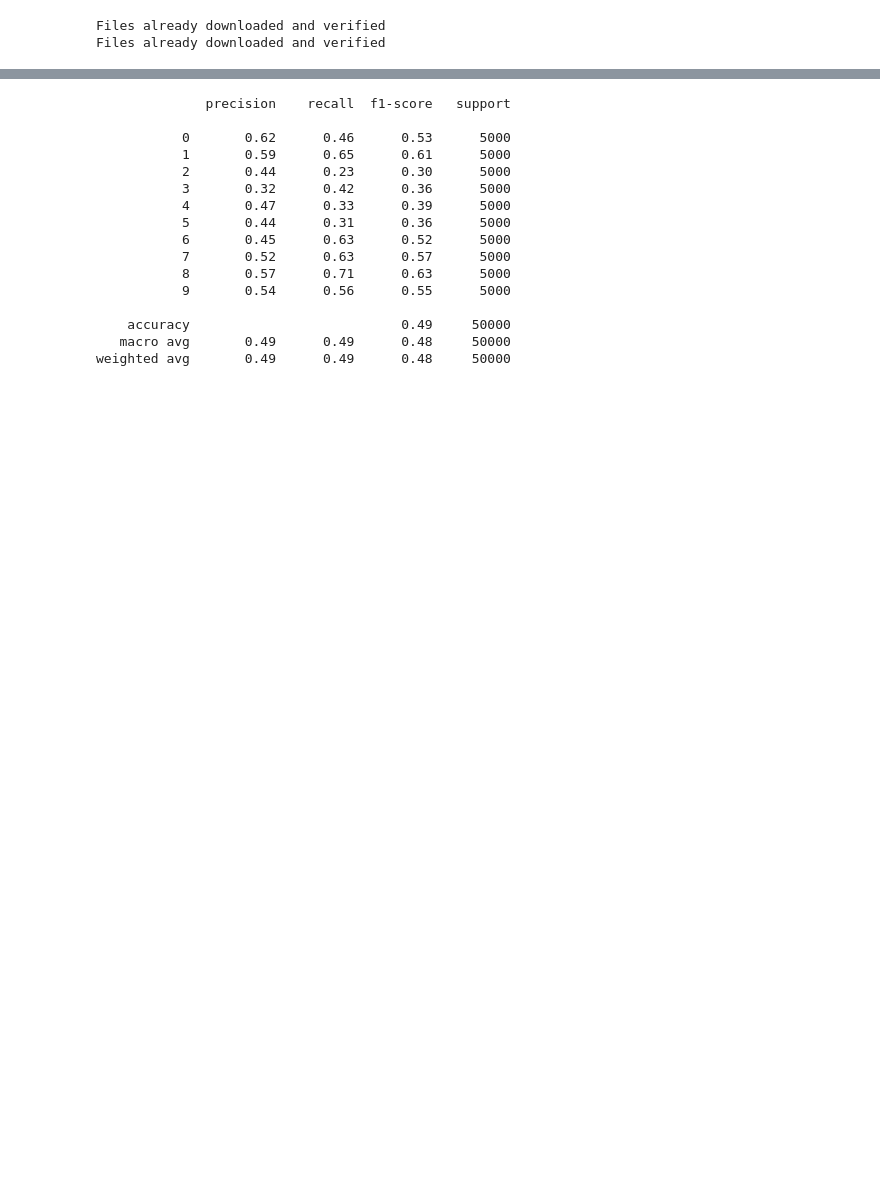
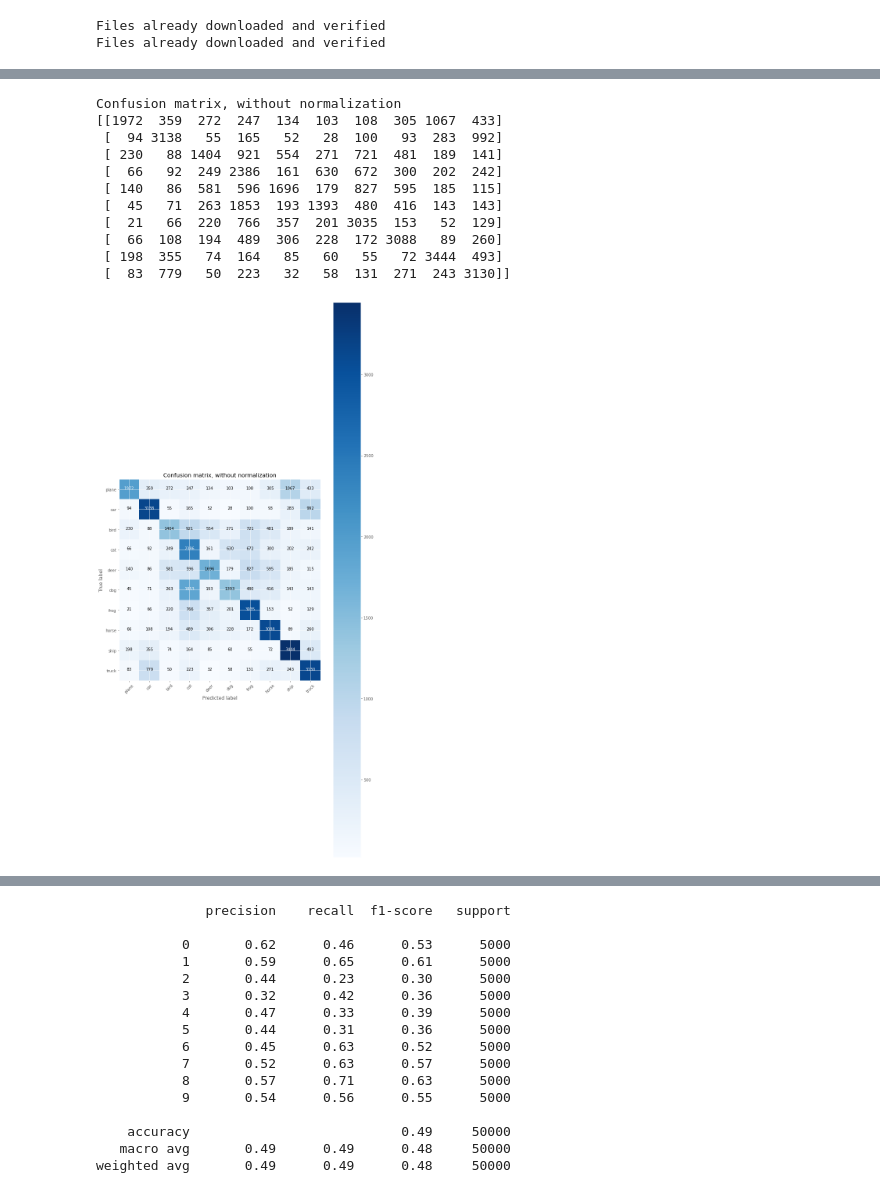
Before and after one commit to cosmina98/PhD, a Jupyter notebook: MLP_on_graph_classification_using_PyTorch/Wrapped_up_MLP.ipynb, the cells around one changed output, grey strips where cells are left out. Cells and saved outputs as stored; diff of their text form; code cells hidden in the pictures; blank space fills up the shorter version.

```diff
--- a/MLP_on_graph_classification_using_PyTorch/Wrapped_up_MLP.ipynb
+++ b/MLP_on_graph_classification_using_PyTorch/Wrapped_up_MLP.ipynb
@@ -24,11 +26,14 @@ import copy
 import random
 import time
 
-
+import itertools
 from functools import reduce
 import operator
 import torch.utils.data as data_utils
 from sklearn.metrics import classification_report
+from sklearn.metrics import confusion_matrix
+import matplotlib.pyplot as plt
+plt.rcParams['figure.figsize'] = [10, 20]
 # %%
 device = torch.device('cuda' if torch.cuda.is_available() else 'cpu')
 # %%
@@ -284,0 +366,15 @@ Accuracy for class: 9 is 56.3 %
+# %%
+model.get_confusion_matrix(y, y_pred)
+# %% [output]
+Confusion matrix, without normalization
+[[1972  359  272  247  134  103  108  305 1067  433]
+ [  94 3138   55  165   52   28  100   93  283  992]
+ [ 230   88 1404  921  554  271  721  481  189  141]
+ [  66   92  249 2386  161  630  672  300  202  242]
+ [ 140   86  581  596 1696  179  827  595  185  115]
+ [  45   71  263 1853  193 1393  480  416  143  143]
+ [  21   66  220  766  357  201 3035  153   52  129]
+ [  66  108  194  489  306  228  172 3088   89  260]
+ [ 198  355   74  164   85   60   55   72 3444  493]
+ [  83  779   50  223   32   58  131  271  243 3130]]
+[figure, added]
```
Also changed, not shown: parts of 12 cells of this notebook.
